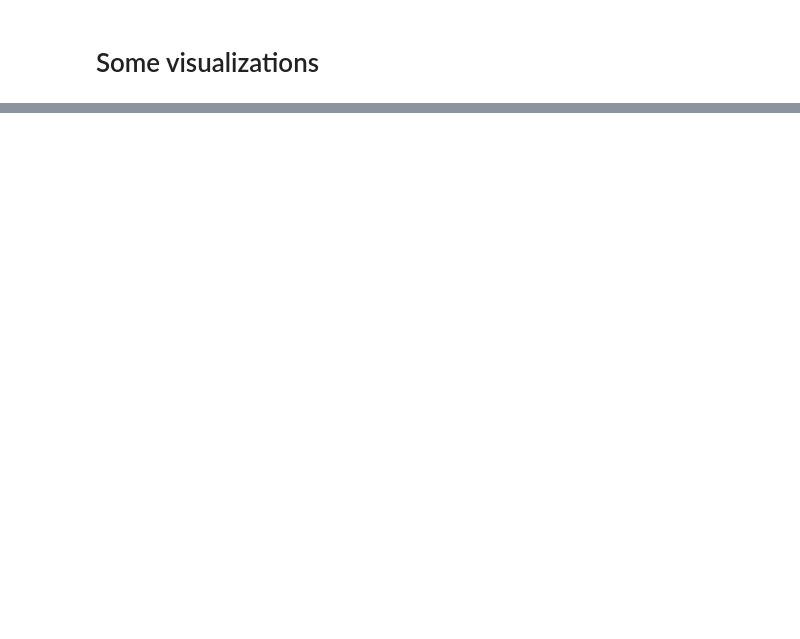
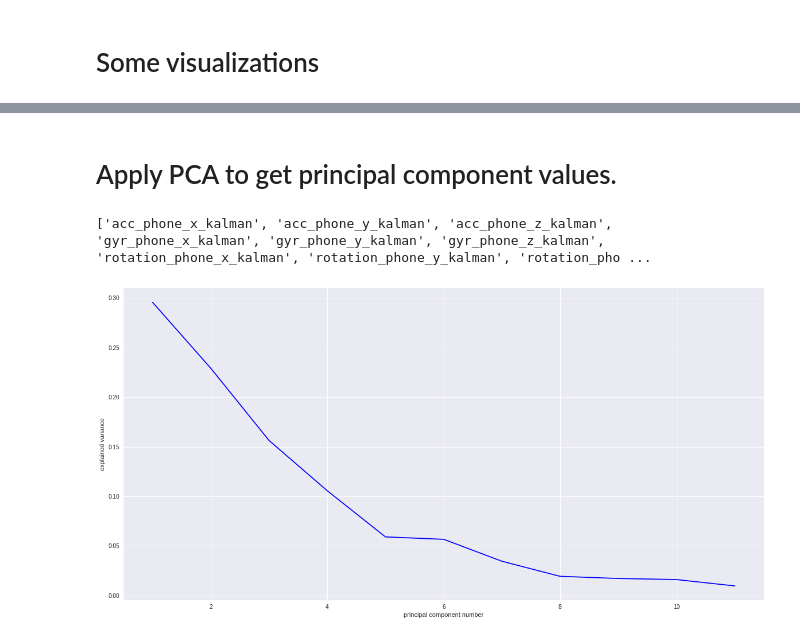
Before and after one commit to bnbhehe/ml4qs, a Jupyter notebook: assignment3/Untitled.ipynb, the cells around one changed output, grey strips where cells are left out. Cells and saved outputs as stored; diff of their text form; code cells hidden in the pictures; blank space fills up the shorter version.

```diff
--- a/assignment3/Untitled.ipynb
+++ b/assignment3/Untitled.ipynb
@@ -142,0 +252,19 @@ DataViz = VisualizeDataset()
+# %% [markdown]
+# Apply PCA to get principal component values.
+# %%
+PCA = PrincipalComponentAnalysis()
+# selected_predictor_cols = [c for c in dataset.columns if (not ('label' in c)) and (not (c == 'rotation_phone_theta'))]
+selected_predictor_cols = missing_values
+selected_predictor_cols = [x+'_kalman' for x in selected_predictor_cols]
+selected_predictor_cols += ['rotation_phone_z','rotation_phone_theta','rotation_phone_phi']
+print(selected_predictor_cols)
+pc_values = PCA.determine_pc_explained_variance(kalman_dataset, selected_predictor_cols)
+plt.plot(range(1, len(selected_predictor_cols)+1), pc_values, 'b-')
+plt.xlabel('principal component number')
+plt.ylabel('explained variance')
+plt.show()
+#Derived from the plot
+n_pcs = 6
+# %% [output]
+['acc_phone_x_kalman', 'acc_phone_y_kalman', 'acc_phone_z_kalman', 'gyr_phone_x_kalman', 'gyr_phone_y_kalman', 'gyr_phone_z_kalman', 'rotation_phone_x_kalman', 'rotation_phone_y_kalman', 'rotation_pho ...
+[figure, added]
```
Also changed, not shown: parts of 22 cells of this notebook, 16 other files.
